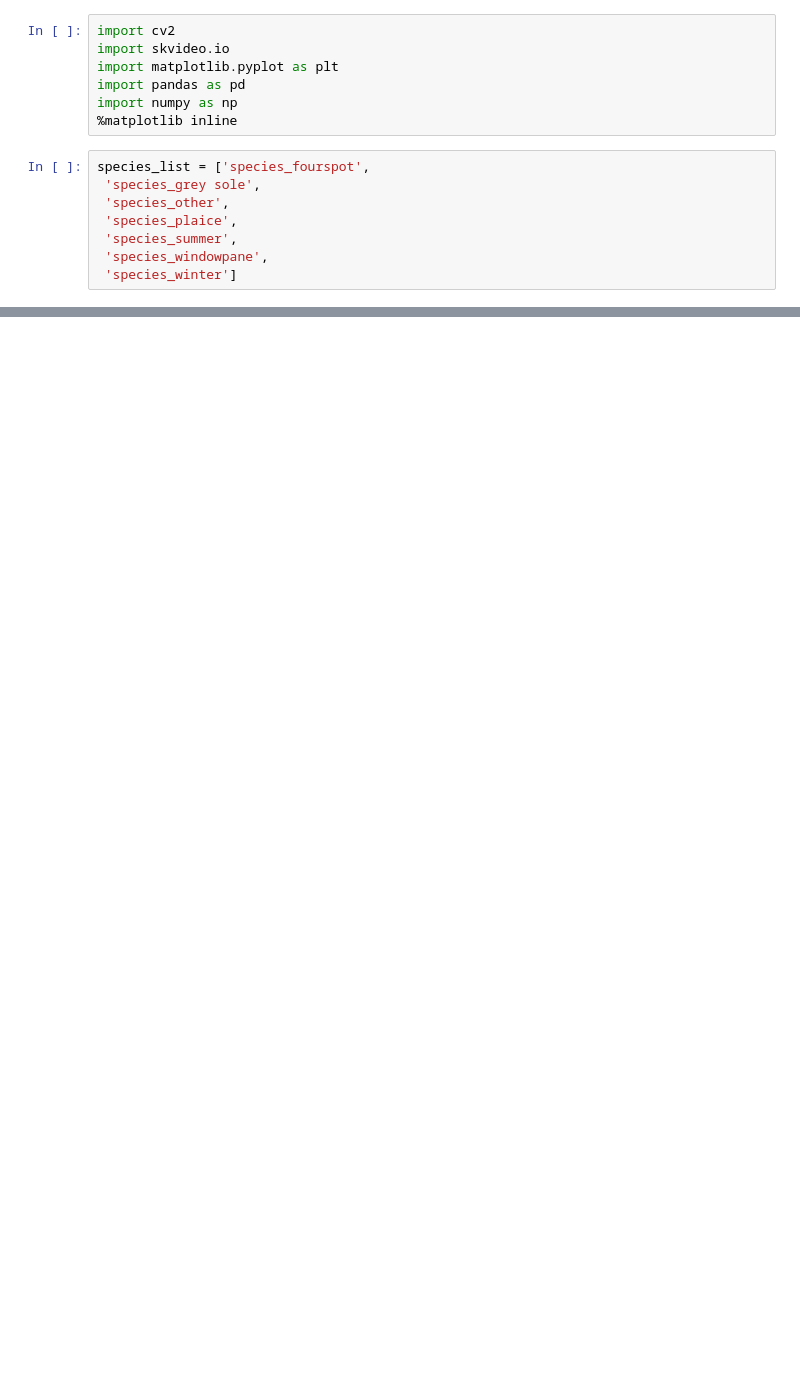
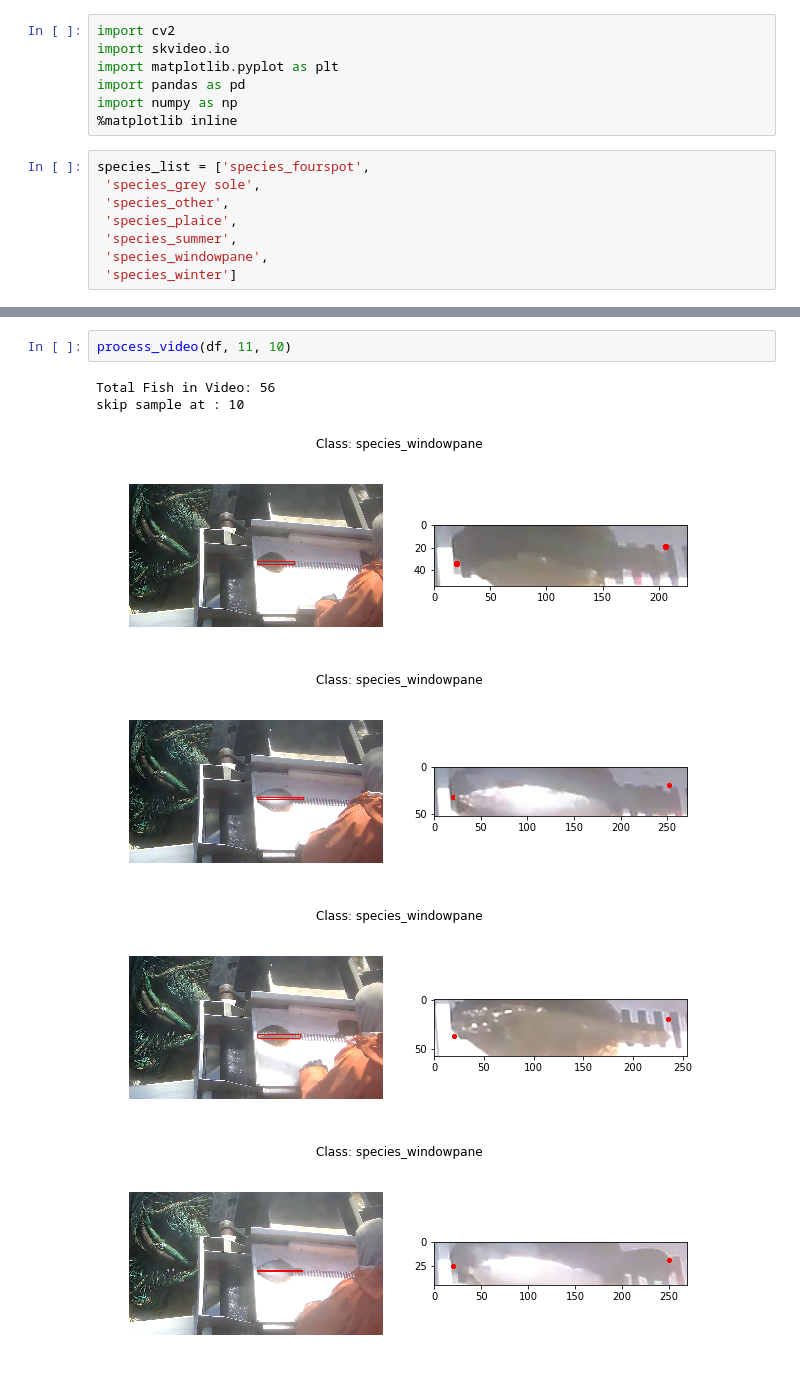
Before and after one commit to aditbiswas1/fish-detection, a Jupyter notebook: process_vids.ipynb, the cells around one changed output, grey strips where cells are left out. Cells and saved outputs as stored; diff of their text form; blank space fills up the shorter version.

```diff
--- a/process_vids.ipynb
+++ b/process_vids.ipynb
@@ -107,0 +111,9 @@ for i, row in x.iterrows():
+# %%
+process_video(df, 11, 10)
+# %% [output]
+Total Fish in Video: 56
+skip sample at : 10
+[figure, added]
+[figure, added]
+[figure, added]
+[figure, added]
```
Also changed, not shown: parts of 13 cells of this notebook.
